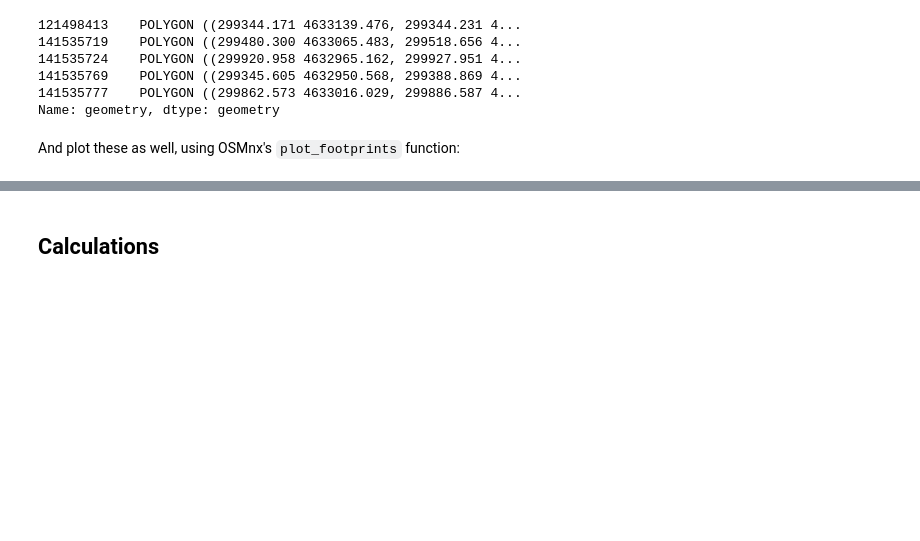
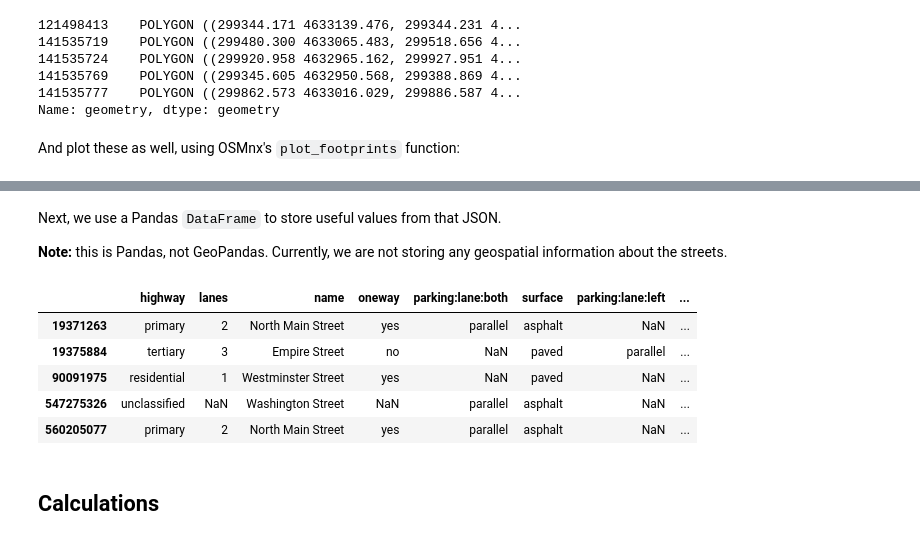
Before and after one commit to chris-sarli/parking-analysis, a Jupyter notebook: notebooks/calculations.ipynb, the cells around one changed output, grey strips where cells are left out. Drawn from its saved outputs; the diff is of its cells as text; code cells hidden in the pictures; blank space fills up the shorter version.

Commit message:
Added some work on Street Parking

```diff
--- a/notebooks/calculations.ipynb
+++ b/notebooks/calculations.ipynb
@@ -53,0 +78,3 @@ ox.footprints.plot_footprints(footprints)
+# %%
+downtown_poly = ox.gdf_from_place("Downtown, Providence, RI, USA").geometry[0]
+downtown_poly
@@ -53,0 +85,10 @@ ox.footprints.plot_footprints(footprints)
+# %%
+download = ox.osm_net_download(polygon=downtown_poly)[0]['elements']
+
+def is_way_with_parking(element):
+    match_tags = ['parking:lane:both', 'parking:lane:left', 'parking:lane:right']
+
+    return (element['type'] == 'way') and ('tags' in element) and (any(k in match_tags for k in element['tags'].keys()))
+
+filtered = list(filter(is_way_with_parking, download))
+filtered
@@ -54,3 +113,26 @@ ox.footprints.plot_footprints(footprints)
+# %% [markdown]
+Next, we use a Pandas `DataFrame` to store useful values from that JSON.
+
+**Note:** this is Pandas, not GeoPandas. Currently, we are not storing any geospatial information about the streets.
+# %%
+sp = pd.DataFrame()
+
+for f in filtered:
+        osmid = f['id']
+        tags = f.get('tags', {})
+        tags_to_copy = ['surface', 'highway', 'lanes', 'oneway', 'parking', 'name']
+        for t in tags.keys():
+            if any(t.startswith(c) for c in tags_to_copy):
+                sp.loc[osmid, t] = tags[t]
+
+sp.head()
+# %% [output]
+|  | highway | lanes | name | oneway | parking:lane:both | surface | parking:lane:left | ... |
+| 19371263 | primary | 2 | North Main Street | yes | parallel | asphalt | NaN | ... |
+| 19375884 | tertiary | 3 | Empire Street | no | NaN | paved | parallel | ... |
+| 90091975 | residential | 1 | Westminster Street | yes | NaN | paved | NaN | ... |
+| 547275326 | unclassified | NaN | Washington Street | NaN | parallel | asphalt | NaN | ... |
+| 560205077 | primary | 2 | North Main Street | yes | parallel | asphalt | NaN | ... |
 # %% [markdown]
 ## Calculations
 # %%
```
Also changed, not shown: parts of 15 cells of this notebook, 1 other file.
